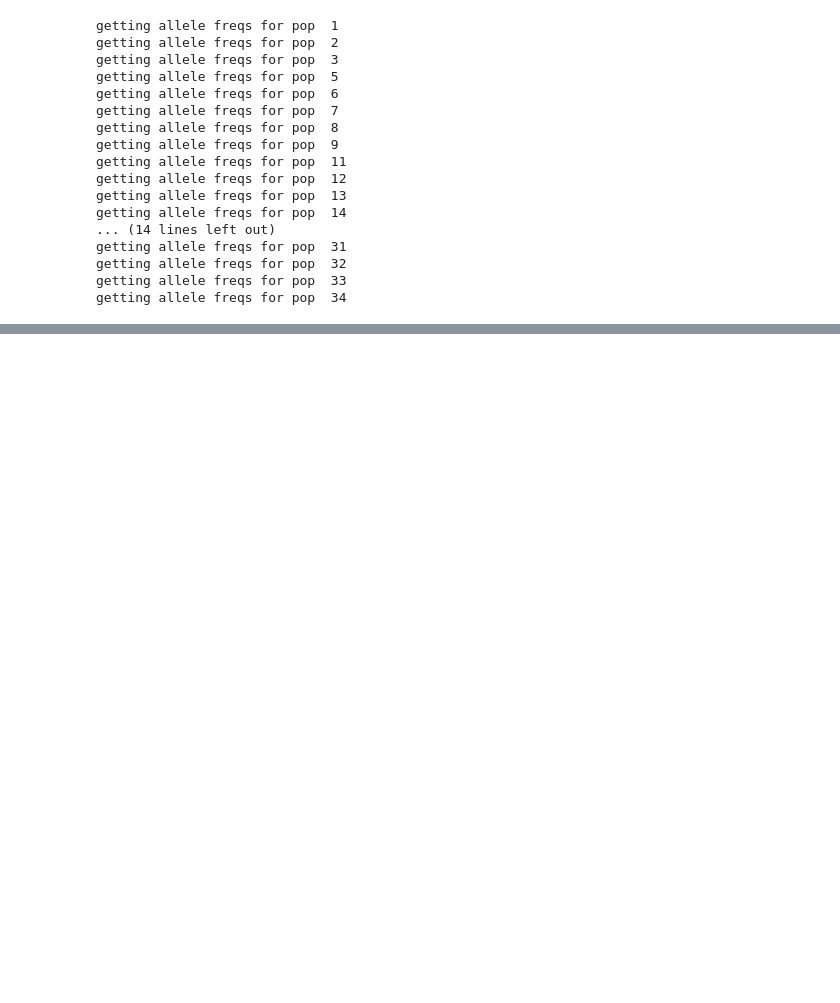
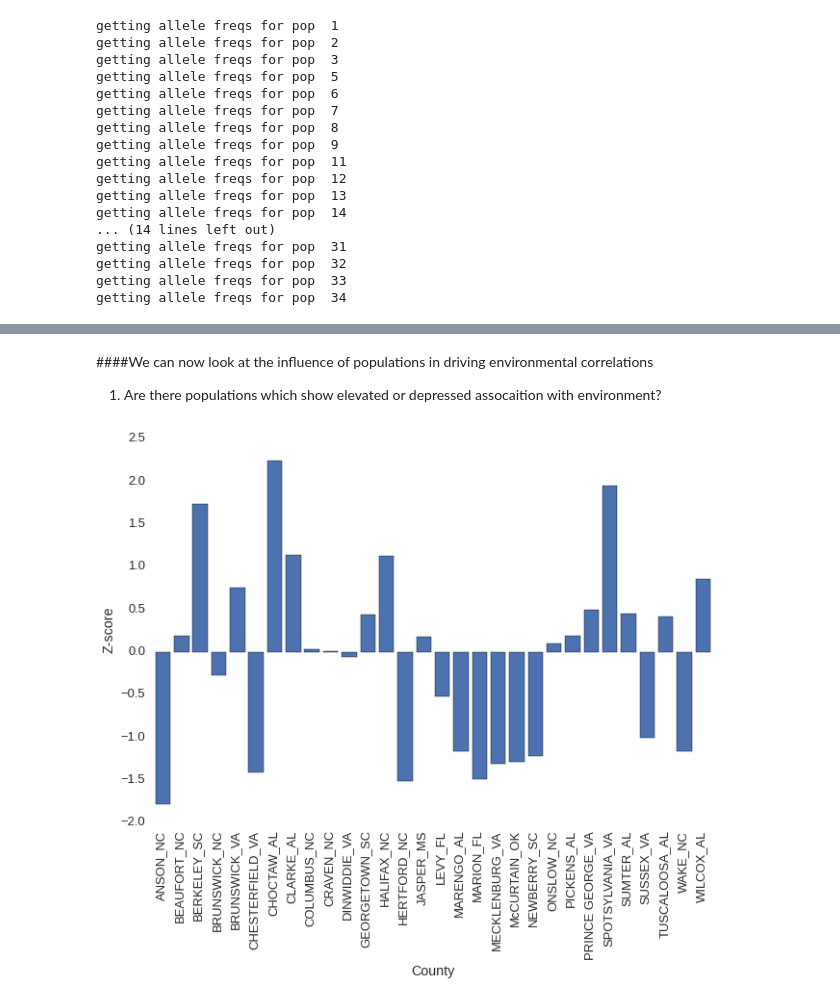
Before and after one commit to cfriedline/congen2015, a Jupyter notebook: 5_polygenic_signal.ipynb, the cells around one changed output, grey strips where cells are left out. Saved outputs shown, nothing was run; the diff lists cells and outputs as text; code cells hidden in the pictures; blank space fills up the shorter version.

```diff
--- a/5_polygenic_signal.ipynb
+++ b/5_polygenic_signal.ipynb
@@ -655,0 +814,21 @@ $betas[[1]]
+# %% [markdown]
+####We can now look at the influence of populations in driving environmental correlations
+
+1. Are there populations which show elevated or depressed assocaition with environment?
+# %%
+the_stats = r['the.stats']
+the_stats = com.convert_robj(the_stats.rx("ind.Z"))['ind.Z']
+# %%
+def convert_to_county(elem):
+    for k, v in county_id.items():
+        if int(v) == int(elem):
+            return k
+# %%
+sns.barplot(the_stats.index, the_stats.values)
+plt.ylabel("Z-score")
+plt.xlabel("County")
+ax = plt.gca()
+ax.set_xticklabels(map(convert_to_county, the_stats.index), rotation=90)
+plt.show()
+# %% [output]
+[figure, added]
```
Also changed, not shown: parts of 49 cells of this notebook, 7 other files.
